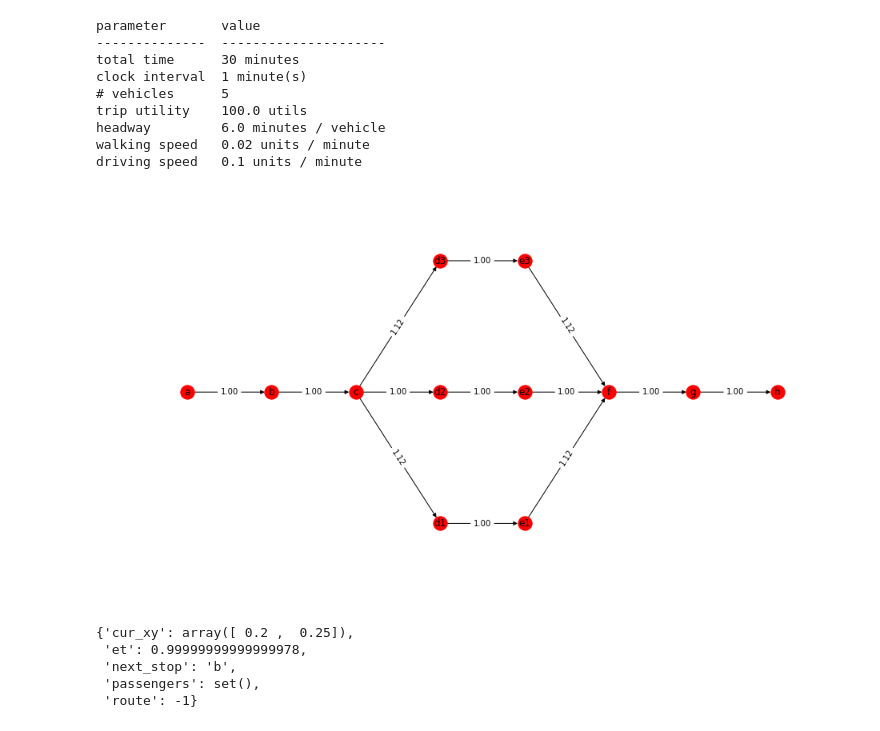
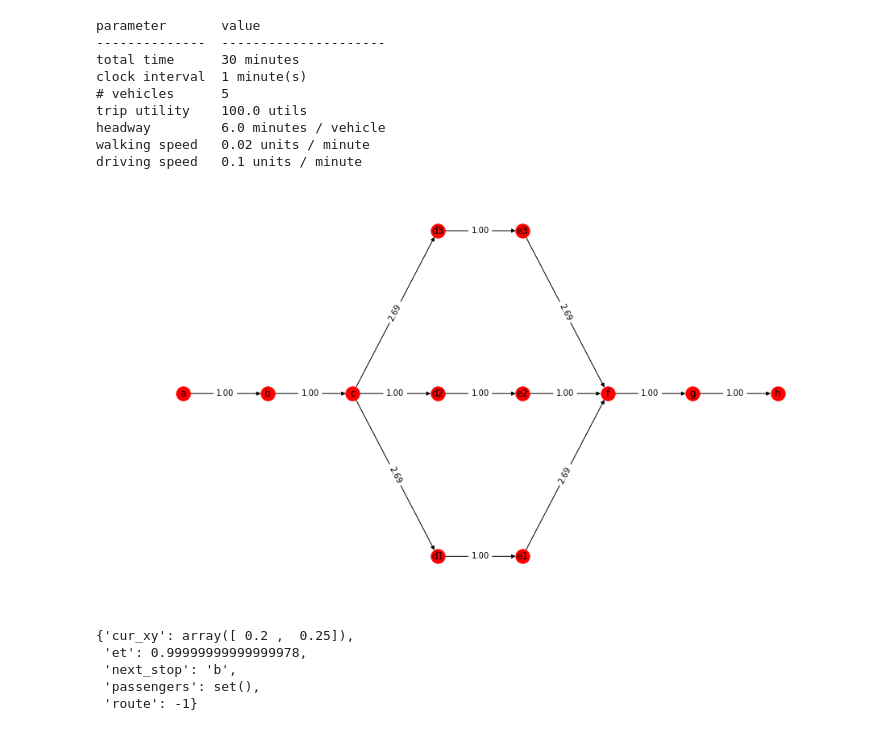
Before and after one commit to BUILTNYU/flexbus, a Jupyter notebook: simulation.ipynb, the cells around one changed output. Saved outputs shown, nothing was run; the diff lists cells and outputs as text; code cells hidden in the pictures.

```diff
--- a/simulation.ipynb
+++ b/simulation.ipynb
@@ -47,12 +47,12 @@ nodes = {"a": {"demand": 1, # this is a lambda parameter for a poisson for deman
                "pos": array([.3, .25])},
          "c": { "demand": 1,
                 "pos": array([.4, .25])},
-         "d1": {"pos": array([.5, .2])},
+         "d1": {"pos": array([.5, 0])},
          "d2": {"pos": array([.5, .25])},
-         "d3": {"pos": array([.5, .3])},
-         "e1": {"pos": array([.6, .2])},
+         "d3": {"pos": array([.5, .5])},
+         "e1": {"pos": array([.6, 0])},
          "e2": {"pos": array([.6, .25])},
-         "e3": {"pos": array([.6, .3])},
+         "e3": {"pos": array([.6, .5])},
          "f": {"pos": array([.7, .25])},
          "g": {"pos": array([.8, .25])},
          "h": {"pos": array([.9, .25])},
@@ -61,33 +61,33 @@ nodes = {"a": {"demand": 1, # this is a lambda parameter for a poisson for deman
 demand_nodes = np.array([(k, n["demand"]) for k,n in nodes.iteritems() if "demand" in n])
 
 # transition probability matrix -- uniform rn
-transitions = {"a": {"d1": .11,
-                     "d2": .11,
-                     "d3": .11,
-                     "e1": .11,
-                     "e2": .11,
-                     "e3": .11,
-                     "f": .11,
-                     "g": .11,
-                     "h": .12},
-               "b": {"d1": .11,
-                     "d2": .11,
-                     "d3": .11,
-                     "e1": .11,
-                     "e2": .11,
-                     "e3": .11,
-                     "f": .11,
-                     "g": .11,
-                     "h": .12},
-               "c": {"d1": .11,
-                     "d2": .11,
-                     "d3": .11,
-                     "e1": .11,
-                     "e2": .11,
-                     "e3": .11,
-                     "f": .11,
-                     "g": .11,
-                     "h": .12}}
+transitions = {"a": {"d1": .42,
+                     "d2": .0,
+                     "d3": .0,
+                     "e1": .43,
+                     "e2": .00,
+                     "e3": .00,
+                     "f": .05,
+                     "g": .05,
+                     "h": .05},
+               "b": {"d1": .42,
+                     "d2": .0,
+                     "d3": .0,
+                     "e1": .43,
+                     "e2": .0,
+                     "e3": .0,
+                     "f": .05,
+                     "g": .05,
+                     "h": .05},
+               "c": {"d1": .42,
+                     "d2": .0,
+                     "d3": .0,
+                     "e1": .43,
+                     "e2": .0,
+                     "e3": .0,
+                     "f": .05,
+                     "g": .05,
+                     "h": .05}}
 d_probs_by_origin = defaultdict(list)
 d_names_by_origin = defaultdict(list)
 for origin, probs in transitions.iteritems():
@@ -103,34 +103,34 @@ edges = {("a", "b"): {"weight": 2},
          ("d1", "e1"): {"weight": 2},
          ("d2", "e2"): {"weight": 2},
          ("d3", "e3"): {"weight": 2},
          ("e1", "f"): {"weight": 2},
          ("e2", "f"): {"weight": 2},
          ("e3", "f"): {"weight": 2},
          ("f", "g"): {"weight": 2},
          ("g", "h"): {"weight": 2},}
 
 def euclidean_distance(edge):
     return np.sqrt(np.sum((nodes[edge[1]]["pos"] - nodes[edge[0]]["pos"]) ** 2))
 
 def euclidean_distance_xy(xy1, xy2):
     return np.sqrt(np.sum((xy2 - xy1) ** 2))
 
 network = nx.DiGraph()
 for edge, _ in edges.iteritems():
     weight = {"dist": euclidean_distance(edge)}
     weight["weight"] = weight["dist"] / drive_v
     network.add_edge(edge[0], edge[1], **weight)
 ordered_edges = list(nx.lexicographical_topological_sort(network))
 
 # construct pos dict for drawing
 pos = {k: v["pos"] for k, v in nodes.iteritems()}
 
 fig, ax = plt.subplots(figsize=(16, 9))
 nx.draw(network, pos=pos, with_labels=True, ax = ax)
 labels = {k: "{0:.2f}".format(v) for k, v in nx.get_edge_attributes(network,'weight').iteritems()}
 _ = nx.draw_networkx_edge_labels(network,pos,edge_labels=labels, ax = ax)
 # %% [output]
-[figure, old version]
+[figure, new version]
 # %%
 from pulp import *
 import math
```
Also changed, not shown: parts of 2 cells of this notebook.
